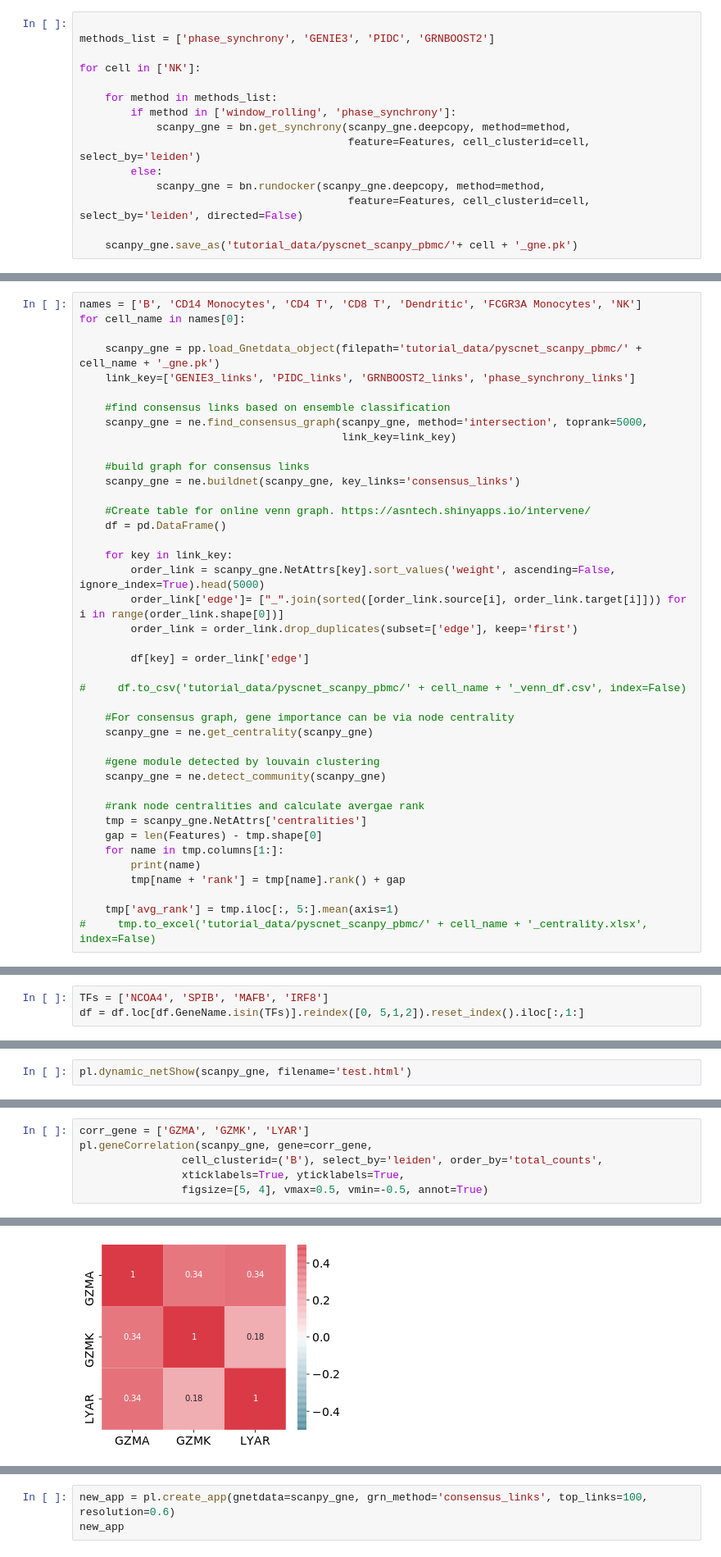
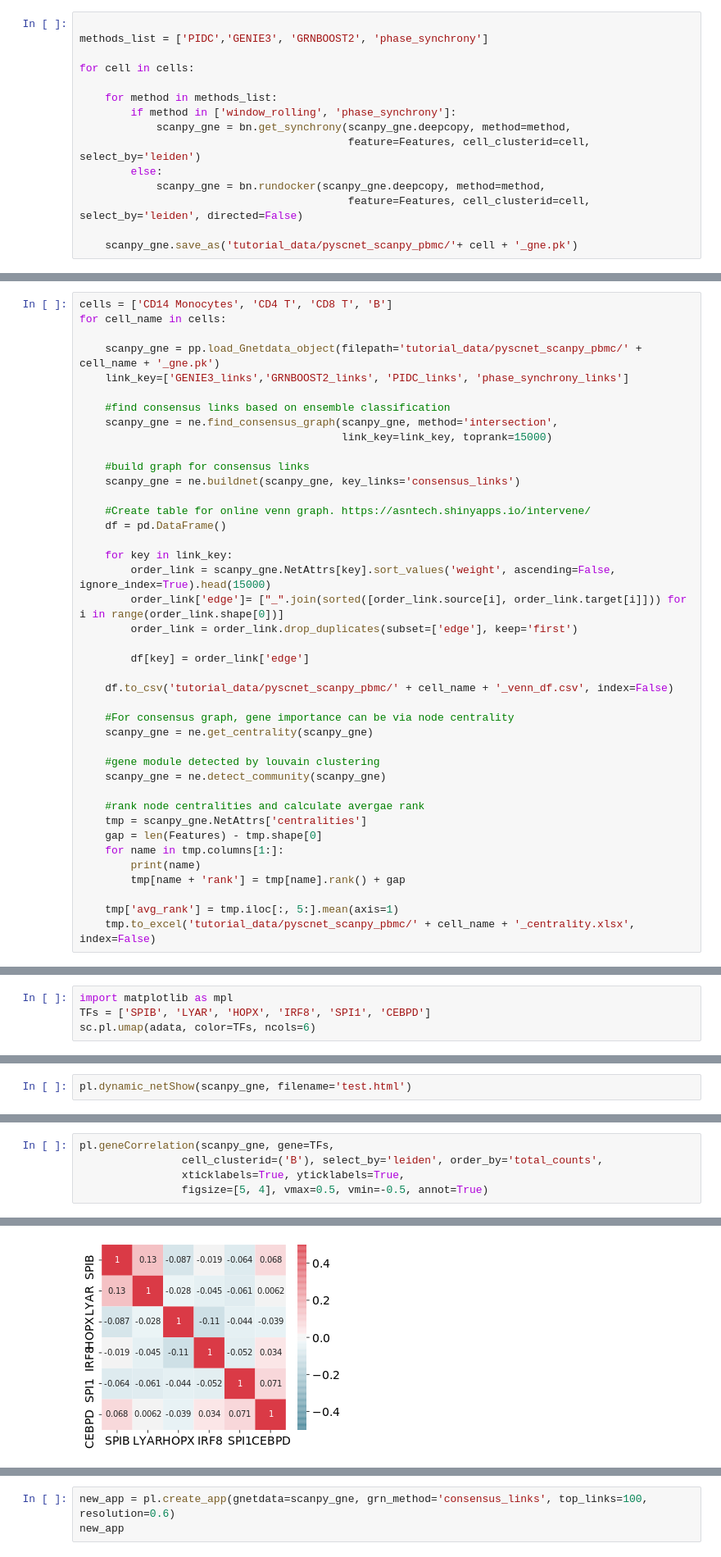
Before and after one commit to MingBit/PySCNet, a Jupyter notebook: tutorial/pyscnet_scanpy.ipynb, the cells around one changed output, grey strips where cells are left out. Shown at 82% size. Saved outputs shown, nothing was run; the diff lists cells and outputs as text.

```diff
--- a/tutorial/pyscnet_scanpy.ipynb
+++ b/tutorial/pyscnet_scanpy.ipynb
@@ -111,9 +102,9 @@ list(set(Features) & set(Mms.Symbol))
 As reported in [GRN benchmark paper](https://pubmed.ncbi.nlm.nih.gov/31907445/), although some tools were designed for estimating gene regulatory relationship from transcriptomic data, only three methods ([GENIE3](https://journals.plos.org/plosone/article?id=10.1371/journal.pone.0012776), [PIDC](https://www.ncbi.nlm.nih.gov/pmc/articles/PMC5624513/) and [GRNBOOST2](https://academic.oup.com/bioinformatics/article-abstract/35/12/2159/5184284?redirectedFrom=fulltext)) were considered as competitive. However, results generated from different algorithms based on different assumptions are inconsistent. Therefore, defining a consensus network from multiple network becomes essential for the downstream analysis.
 # %%
 
-methods_list = ['phase_synchrony', 'GENIE3', 'PIDC', 'GRNBOOST2']
+methods_list = ['PIDC','GENIE3', 'GRNBOOST2', 'phase_synchrony']
 
-for cell in ['NK']:
+for cell in cells:
 
     for method in methods_list:
         if method in ['window_rolling', 'phase_synchrony']:
@@ -135,15 +143,15 @@ pyscnet provides multiple ways of predicting consensus network:
 
 Given consensus prediction, top *k* edges are selected for building gene graph. Genes importance can be estimated via node centralities including **degree, PageRank, closeness, betweenness**. Furthermore, gene modules are predicted by applying community detection algorithms.
 # %%
-names = ['B', 'CD14 Monocytes', 'CD4 T', 'CD8 T', 'Dendritic', 'FCGR3A Monocytes', 'NK']
-for cell_name in names[0]:
+cells = ['CD14 Monocytes', 'CD4 T', 'CD8 T', 'B']
+for cell_name in cells:
 
     scanpy_gne = pp.load_Gnetdata_object(filepath='tutorial_data/pyscnet_scanpy_pbmc/' + cell_name + '_gne.pk')
-    link_key=['GENIE3_links', 'PIDC_links', 'GRNBOOST2_links', 'phase_synchrony_links']
+    link_key=['GENIE3_links','GRNBOOST2_links', 'PIDC_links', 'phase_synchrony_links']
 
     #find consensus links based on ensemble classification
-    scanpy_gne = ne.find_consensus_graph(scanpy_gne, method='intersection', toprank=5000,
-                                         link_key=link_key)
+    scanpy_gne = ne.find_consensus_graph(scanpy_gne, method='intersection',
+                                         link_key=link_key, toprank=15000)
 
     #build graph for consensus links
     scanpy_gne = ne.buildnet(scanpy_gne, key_links='consensus_links')
@@ -152,13 +160,13 @@ for cell_name in names[0]:
     df = pd.DataFrame()
 
     for key in link_key:
-        order_link = scanpy_gne.NetAttrs[key].sort_values('weight', ascending=False, ignore_index=True).head(5000)
+        order_link = scanpy_gne.NetAttrs[key].sort_values('weight', ascending=False, ignore_index=True).head(15000)
         order_link['edge']= ["_".join(sorted([order_link.source[i], order_link.target[i]])) for i in range(order_link.shape[0])]
         order_link = order_link.drop_duplicates(subset=['edge'], keep='first')
 
         df[key] = order_link['edge']
 
-#     df.to_csv('tutorial_data/pyscnet_scanpy_pbmc/' + cell_name + '_venn_df.csv', index=False)
+    df.to_csv('tutorial_data/pyscnet_scanpy_pbmc/' + cell_name + '_venn_df.csv', index=False)
 
     #For consensus graph, gene importance can be via node centrality
     scanpy_gne = ne.get_centrality(scanpy_gne)
@@ -174,5 +182,5 @@ for cell_name in names[0]:
         tmp[name + 'rank'] = tmp[name].rank() + gap
 
     tmp['avg_rank'] = tmp.iloc[:, 5:].mean(axis=1)
-#     tmp.to_excel('tutorial_data/pyscnet_scanpy_pbmc/' + cell_name + '_centrality.xlsx', index=False)
+    tmp.to_excel('tutorial_data/pyscnet_scanpy_pbmc/' + cell_name + '_centrality.xlsx', index=False)
 # %% [output]
@@ -187,2 +204,6 @@ pageRank
 # %% [markdown]
 For each cell types, we calculate the percentage of rank score across the all the transcription factors. Higher percentage correponses to the higher importance of TF in the specific cell type.
+# %%
+import matplotlib as mpl
+TFs = ['SPIB', 'LYAR', 'HOPX', 'IRF8', 'SPI1', 'CEBPD']
+sc.pl.umap(adata, color=TFs, ncols=6)
@@ -212,6 +264,3 @@ plt.savefig('tutorial_data/pyscnet_scanpy_pbmc/Marker_Percentage.pdf', dpi=300,
-# %%
-TFs = ['NCOA4', 'SPIB', 'MAFB', 'IRF8']
-df = df.loc[df.GeneName.isin(TFs)].reindex([0, 5,1,2]).reset_index().iloc[:,1:]
 # %%
 # Libraries
 import matplotlib.pyplot as plt
@@ -297,11 +343,10 @@ ax[1].axis('off')
 # %%
-corr_gene = ['GZMA', 'GZMK', 'LYAR']
-pl.geneCorrelation(scanpy_gne, gene=corr_gene,
+pl.geneCorrelation(scanpy_gne, gene=TFs,
                 cell_clusterid=('B'), select_by='leiden', order_by='total_counts',
                 xticklabels=True, yticklabels=True,
                 figsize=[5, 4], vmax=0.5, vmin=-0.5, annot=True)
 # %% [output]
 <AxesSubplot:>
-[figure, old version]
+[figure, new version]
 # %%
 
```
Also changed, not shown: parts of 16 cells of this notebook, 30 other files.
